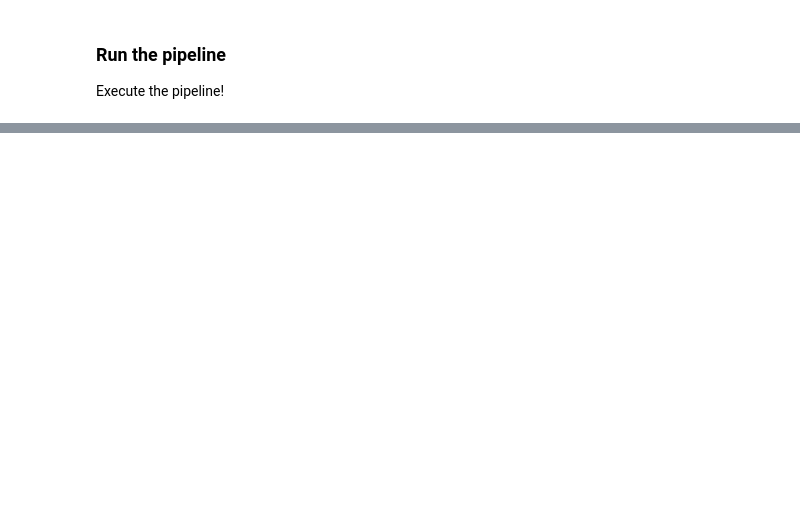
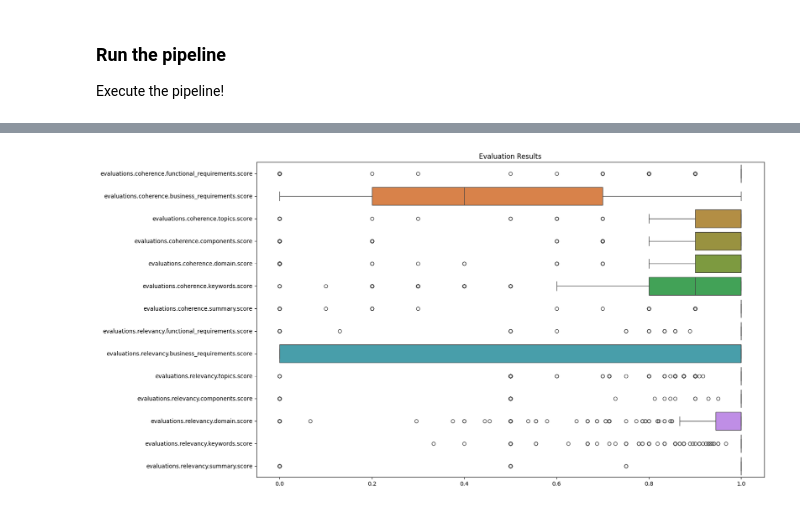
Before and after one commit to agapebondservant/code-generation-capstone, a Jupyter notebook: eda/code_generation_eda.ipynb, the cells around one changed output, grey strips where cells are left out. Drawn from its saved outputs; the diff is of its cells as text; code cells hidden in the pictures; blank space fills up the shorter version.

```diff
--- a/eda/code_generation_eda.ipynb
+++ b/eda/code_generation_eda.ipynb
@@ -584,0 +769,13 @@ data_extraction_pipeline()
+# %%
+###################################
+# Evaluate training dataset
+###################################
+
+df = pd.read_json(f"{OUTPUT_DIR}/{output_file_name}.jsonl", lines=True)
+df = pd.concat([df, pd.json_normalize(df['metadata'])], axis=1)
+
+
+##############################################################################
+# Descriptive stats
+##############################################################################
+df.info()
@@ -584,0 +894,8 @@ data_extraction_pipeline()
+# %%
+plt.figure(figsize = (16, 10))
+evaluations_columns = df.filter(regex="^evaluations.+score").columns
+sns.boxplot(data=df[evaluations_columns], orient='h')
+plt.title('Evaluation Results')
+plt.show()
+# %% [output]
+[figure, added]
```
Also changed, not shown: parts of 35 cells of this notebook, 3 other files.
